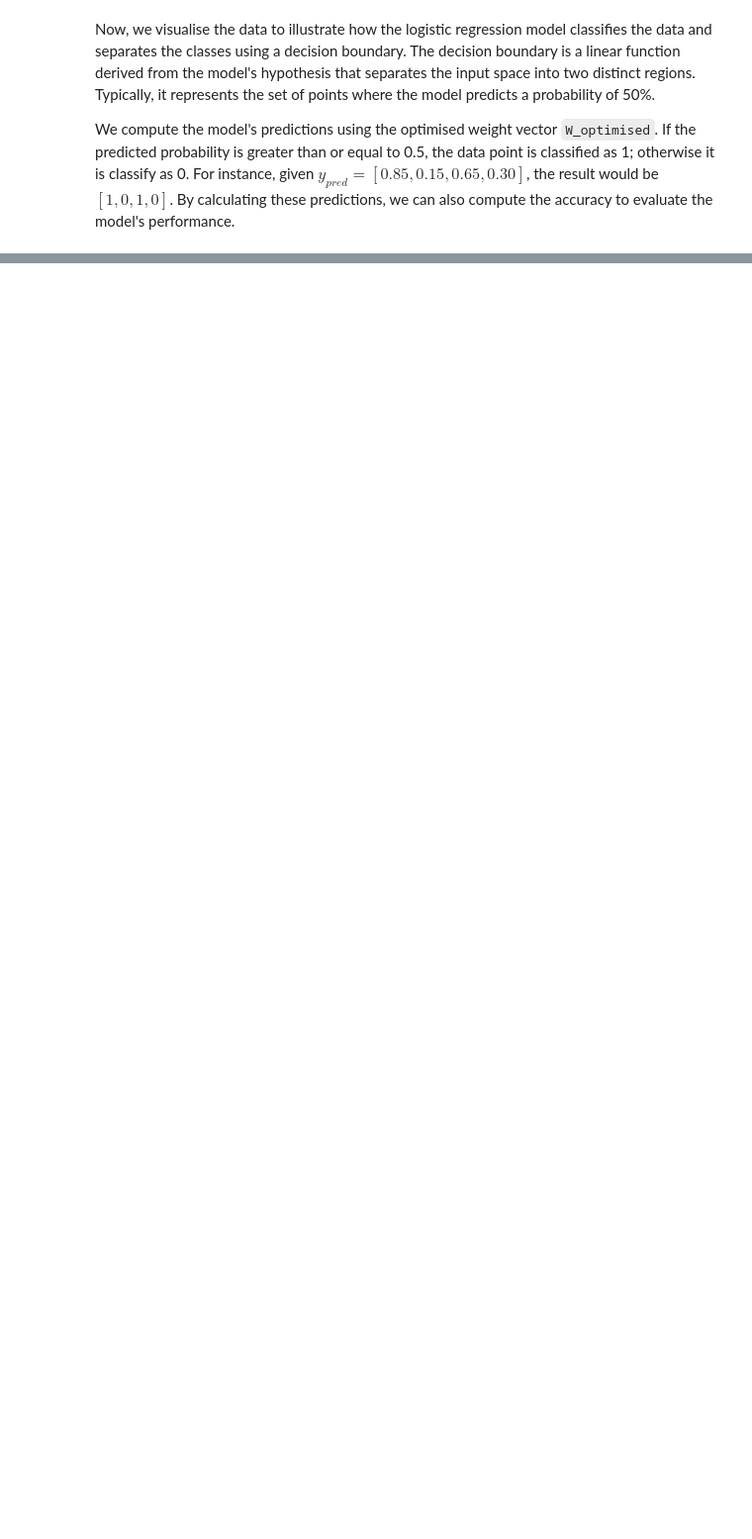
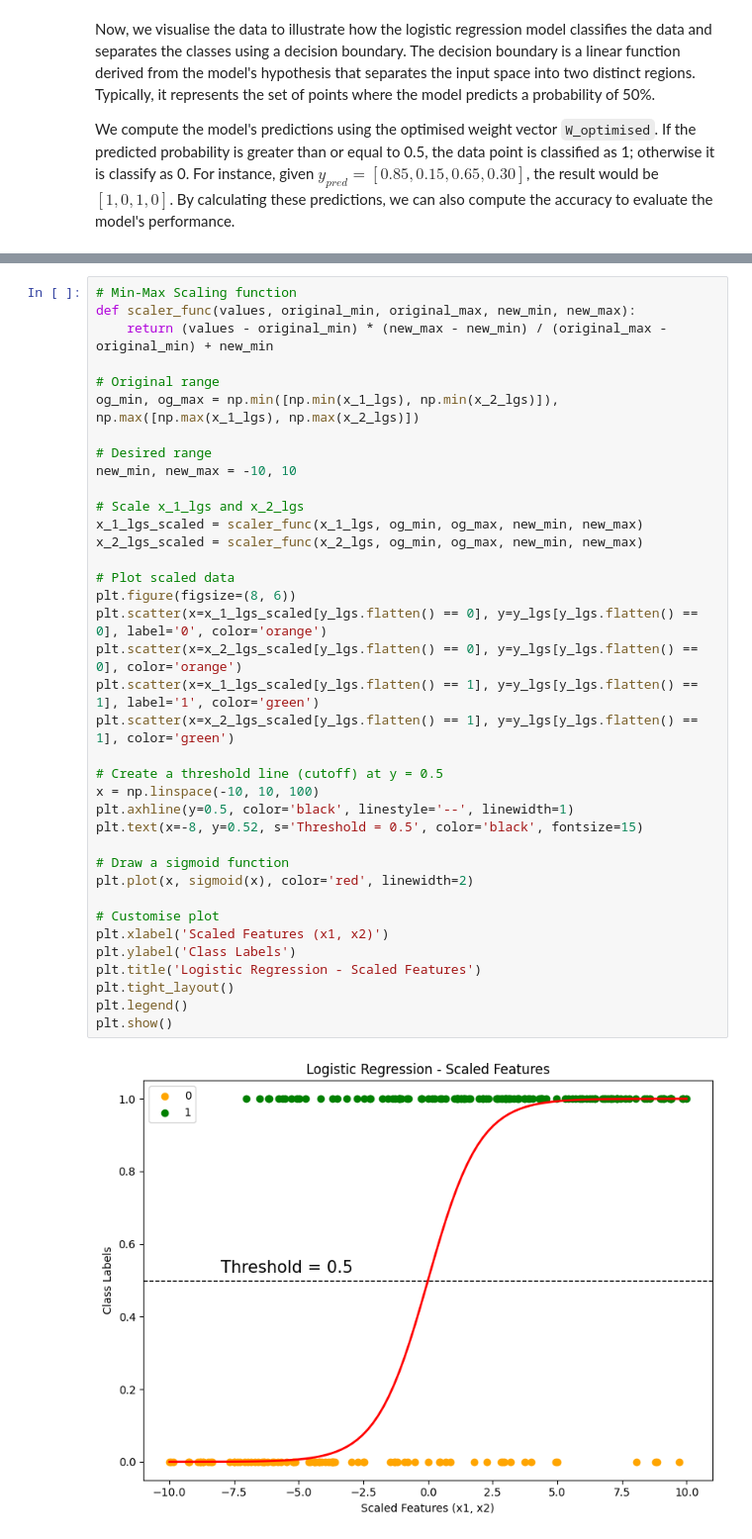
Before and after one commit to tsu76i/DS-playground, a Jupyter notebook: 2. Regression/2.1 Regression From Scratch/2.1_regression_from_scratch.ipynb, the cells around one changed output, grey strips where cells are left out. Shown at 99% size. Drawn from its saved outputs; the diff is of its cells as text; blank space fills up the shorter version.

```diff
--- a/2. Regression/2.1 Regression From Scratch/2.1_regression_from_scratch.ipynb
+++ b/2. Regression/2.1 Regression From Scratch/2.1_regression_from_scratch.ipynb
@@ -426,0 +434,39 @@ plt.show()
+# %%
+# Min-Max Scaling function
+def scaler_func(values, original_min, original_max, new_min, new_max):
+    return (values - original_min) * (new_max - new_min) / (original_max - original_min) + new_min
+
+# Original range
+og_min, og_max = np.min([np.min(x_1_lgs), np.min(x_2_lgs)]), np.max([np.max(x_1_lgs), np.max(x_2_lgs)])
+
+# Desired range
+new_min, new_max = -10, 10
+
+# Scale x_1_lgs and x_2_lgs
+x_1_lgs_scaled = scaler_func(x_1_lgs, og_min, og_max, new_min, new_max)
+x_2_lgs_scaled = scaler_func(x_2_lgs, og_min, og_max, new_min, new_max)
+
+# Plot scaled data
+plt.figure(figsize=(8, 6))
+plt.scatter(x=x_1_lgs_scaled[y_lgs.flatten() == 0], y=y_lgs[y_lgs.flatten() == 0], label='0', color='orange')
+plt.scatter(x=x_2_lgs_scaled[y_lgs.flatten() == 0], y=y_lgs[y_lgs.flatten() == 0], color='orange')
+plt.scatter(x=x_1_lgs_scaled[y_lgs.flatten() == 1], y=y_lgs[y_lgs.flatten() == 1], label='1', color='green')
+plt.scatter(x=x_2_lgs_scaled[y_lgs.flatten() == 1], y=y_lgs[y_lgs.flatten() == 1], color='green')
+
+# Create a threshold line (cutoff) at y = 0.5
+x = np.linspace(-10, 10, 100)
+plt.axhline(y=0.5, color='black', linestyle='--', linewidth=1)
+plt.text(x=-8, y=0.52, s='Threshold = 0.5', color='black', fontsize=15)
+
+# Draw a sigmoid function
+plt.plot(x, sigmoid(x), color='red', linewidth=2)
+
+# Customise plot
+plt.xlabel('Scaled Features (x1, x2)')
+plt.ylabel('Class Labels')
+plt.title('Logistic Regression - Scaled Features')
+plt.tight_layout()
+plt.legend()
+plt.show()
+# %% [output]
+[figure, added]
```
Also changed, not shown: parts of 19 cells of this notebook.
